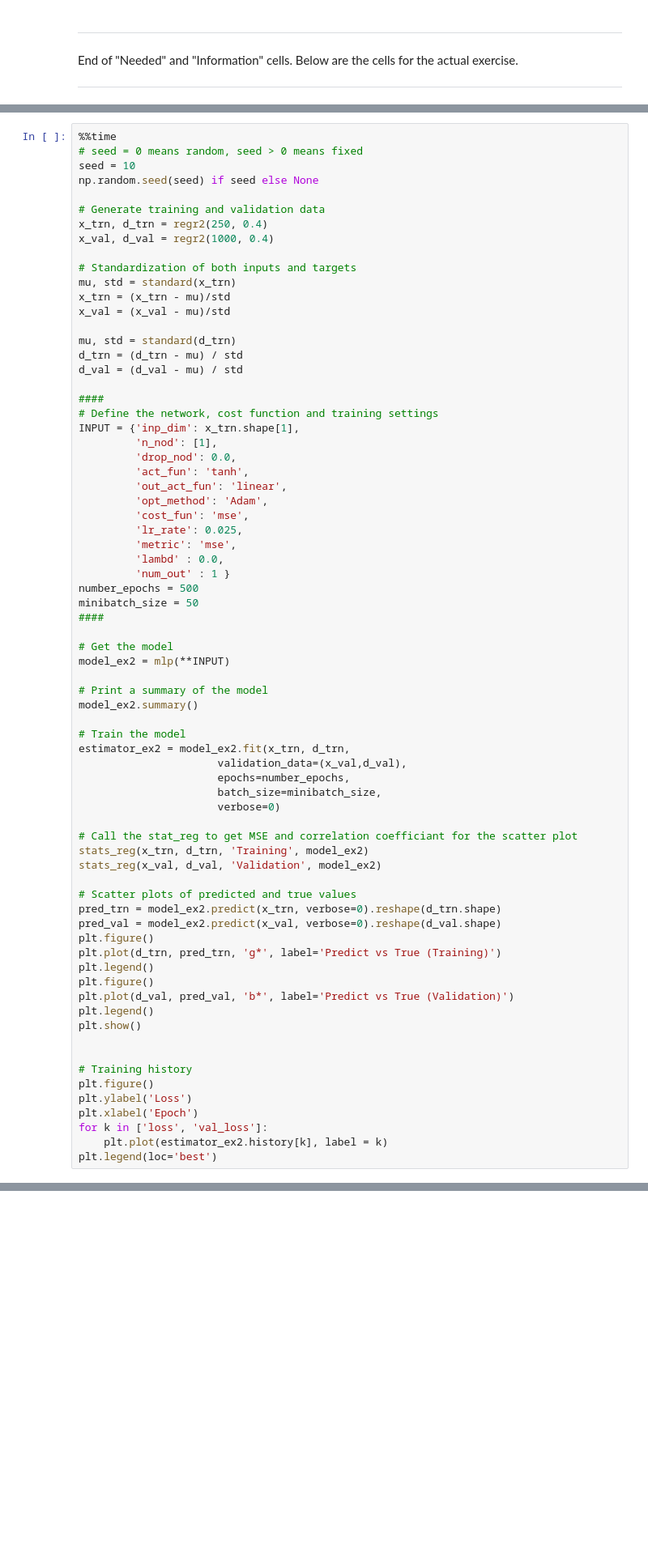
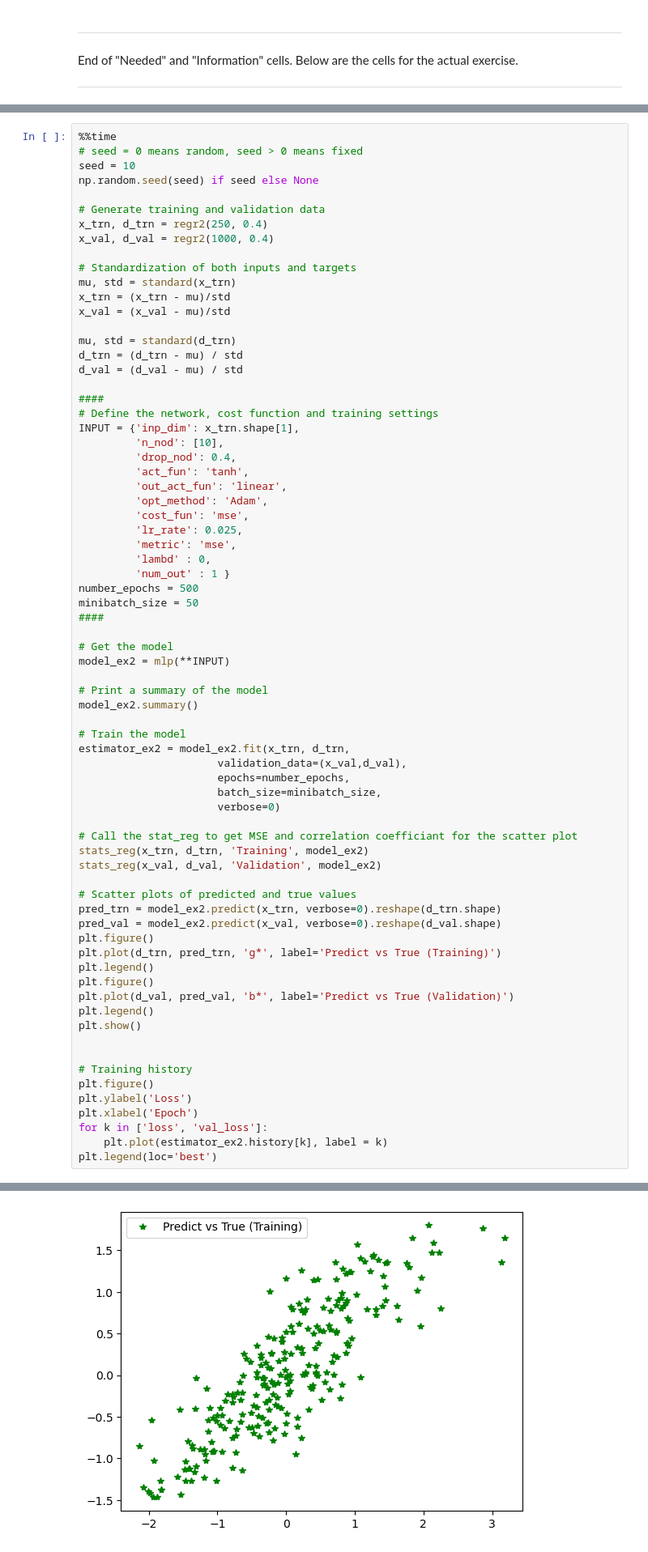
Before and after one commit to TheodorAT/Neural-Networks, a Jupyter notebook: Lab2/lab2.ipynb, the cells around one changed output, grey strips where cells are left out. Shown: that part at 81% size. Cells and saved outputs as stored; diff of their text form; blank space fills up the shorter version.

```diff
--- a/Lab2/lab2.ipynb
+++ b/Lab2/lab2.ipynb
@@ -695,15 +718,15 @@ d_val = (d_val - mu) / std
 ####
 # Define the network, cost function and training settings
 INPUT = {'inp_dim': x_trn.shape[1],
-         'n_nod': [1],
-         'drop_nod': 0.0,
+         'n_nod': [10],
+         'drop_nod': 0.4,
          'act_fun': 'tanh',
          'out_act_fun': 'linear',
          'opt_method': 'Adam',
          'cost_fun': 'mse',
          'lr_rate': 0.025,
          'metric': 'mse',
-         'lambd' : 0.0,
+         'lambd' : 0,
          'num_out' : 1 }
 number_epochs = 500
 minibatch_size = 50
@@ -745,3 +768,4 @@ plt.xlabel('Epoch')
 for k in ['loss', 'val_loss']:
     plt.plot(estimator_ex2.history[k], label = k)
 plt.legend(loc='best')
+# %% [output]
@@ -747,0 +789 @@ plt.legend(loc='best')
+[figure, added]
```
Also changed, not shown: parts of 4 cells of this notebook.
